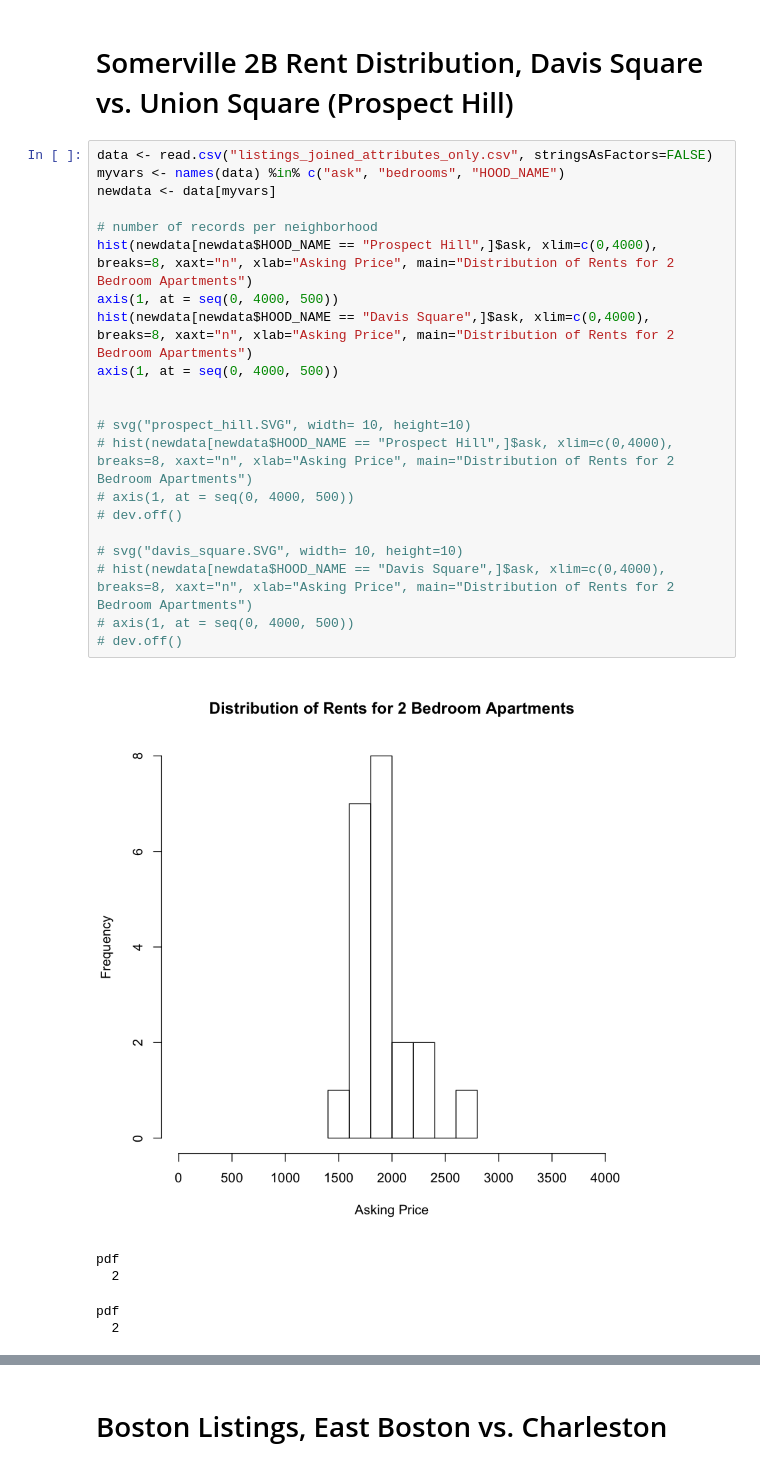
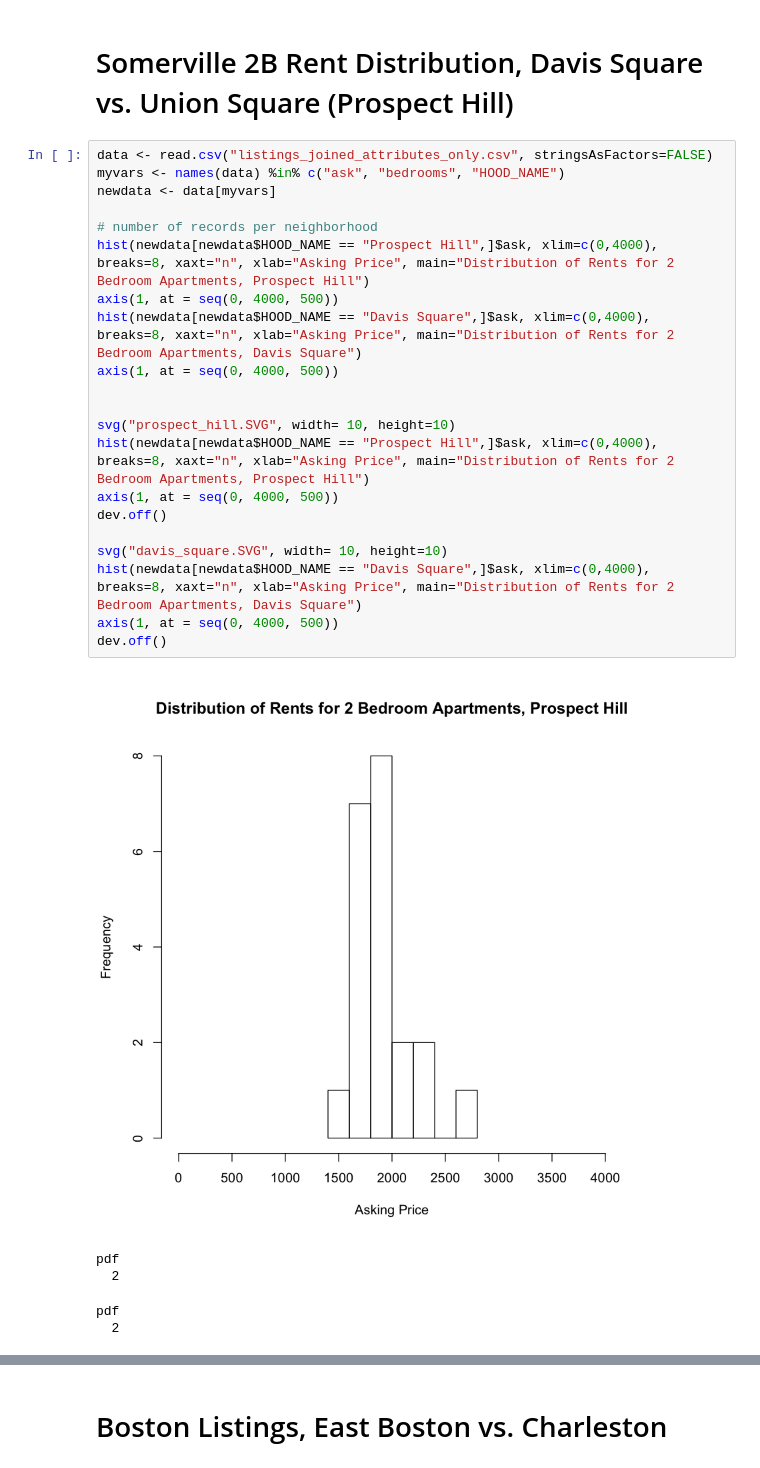
Before and after one commit to allthesignals/rental_listings_analysis, a Jupyter notebook: Rental Listings, 2br - Neighborhood Distributions & Mean.ipynb, the cells around one changed output, grey strips where cells are left out. Cells and saved outputs as stored; diff of their text form.

```diff
--- a/Rental Listings, 2br - Neighborhood Distributions & Mean.ipynb
+++ b/Rental Listings, 2br - Neighborhood Distributions & Mean.ipynb
@@ -3,26 +3,26 @@
 # %%
 data <- read.csv("listings_joined_attributes_only.csv", stringsAsFactors=FALSE)
 myvars <- names(data) %in% c("ask", "bedrooms", "HOOD_NAME")
 newdata <- data[myvars]
 
 # number of records per neighborhood
-hist(newdata[newdata$HOOD_NAME == "Prospect Hill",]$ask, xlim=c(0,4000), breaks=8, xaxt="n", xlab="Asking Price", main="Distribution of Rents for 2 Bedroom Apartments")
+hist(newdata[newdata$HOOD_NAME == "Prospect Hill",]$ask, xlim=c(0,4000), breaks=8, xaxt="n", xlab="Asking Price", main="Distribution of Rents for 2 Bedroom Apartments, Prospect Hill")
 axis(1, at = seq(0, 4000, 500))
-hist(newdata[newdata$HOOD_NAME == "Davis Square",]$ask, xlim=c(0,4000), breaks=8, xaxt="n", xlab="Asking Price", main="Distribution of Rents for 2 Bedroom Apartments")
+hist(newdata[newdata$HOOD_NAME == "Davis Square",]$ask, xlim=c(0,4000), breaks=8, xaxt="n", xlab="Asking Price", main="Distribution of Rents for 2 Bedroom Apartments, Davis Square")
 axis(1, at = seq(0, 4000, 500))
 
 
-# svg("prospect_hill.SVG", width= 10, height=10)
-# hist(newdata[newdata$HOOD_NAME == "Prospect Hill",]$ask, xlim=c(0,4000), breaks=8, xaxt="n", xlab="Asking Price", main="Distribution of Rents for 2 Bedroom Apartments")
-# axis(1, at = seq(0, 4000, 500))
-# dev.off()
+svg("prospect_hill.SVG", width= 10, height=10)
+hist(newdata[newdata$HOOD_NAME == "Prospect Hill",]$ask, xlim=c(0,4000), breaks=8, xaxt="n", xlab="Asking Price", main="Distribution of Rents for 2 Bedroom Apartments, Prospect Hill")
+axis(1, at = seq(0, 4000, 500))
+dev.off()
 
-# svg("davis_square.SVG", width= 10, height=10)
-# hist(newdata[newdata$HOOD_NAME == "Davis Square",]$ask, xlim=c(0,4000), breaks=8, xaxt="n", xlab="Asking Price", main="Distribution of Rents for 2 Bedroom Apartments")
-# axis(1, at = seq(0, 4000, 500))
-# dev.off()
+svg("davis_square.SVG", width= 10, height=10)
+hist(newdata[newdata$HOOD_NAME == "Davis Square",]$ask, xlim=c(0,4000), breaks=8, xaxt="n", xlab="Asking Price", main="Distribution of Rents for 2 Bedroom Apartments, Davis Square")
+axis(1, at = seq(0, 4000, 500))
+dev.off()
 # %% [output]
-[figure, old version]
+[figure, new version]
 pdf
   2
 pdf
```
Also changed, not shown: parts of 3 cells of this notebook, 6 other files.
